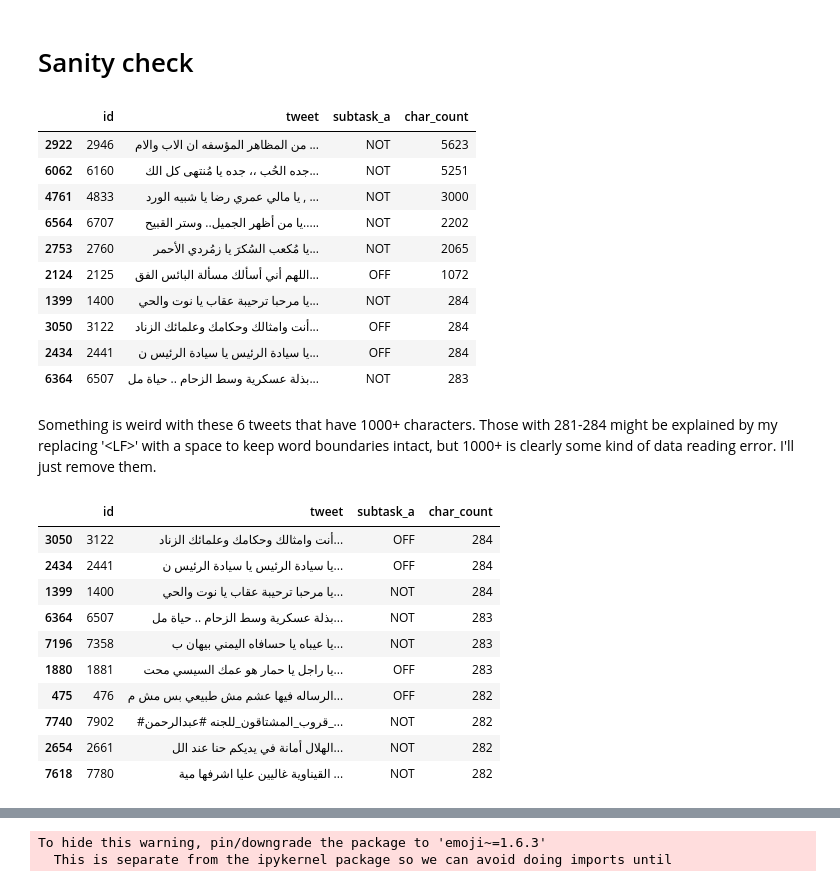
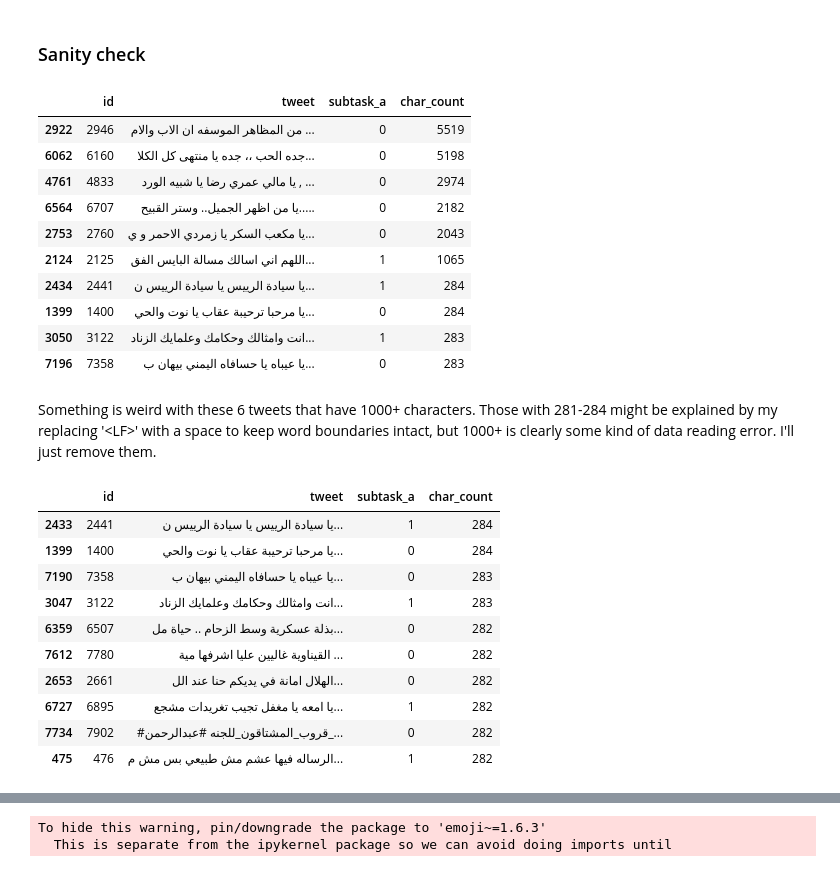
Before and after one commit to rfahrn/Shared_Task, a Jupyter notebook: Shared_Task.ipynb, the cells around one changed output, grey strips where cells are left out. Cells and saved outputs as stored; diff of their text form; code cells hidden in the pictures.

```diff
--- a/Shared_Task.ipynb
+++ b/Shared_Task.ipynb
@@ -87,44 +144,43 @@ To hide this warning, pin/downgrade the package to 'emoji~=1.6.3'
 # %% [markdown]
-# Sanity check
+### Sanity check
 # %%
 def count_chars(tweet):
     return len(tweet)
 
-train['char_count'] = train['tweet'].apply(count_chars)
-train_no_emoji['char_count'] = train_no_emoji['tweet'].apply(count_chars)
 
-train.sort_values(by='char_count', ascending=[0]).head(10)
+for df in dfs:
+    df['char_count'] = df['tweet'].apply(count_chars)
+
+train_no_emoji.sort_values(by='char_count', ascending=[0]).head(10)
 # %% [output]
 |  | id | tweet | subtask_a | char_count |
-| 2922 | 2946 | من المظاهر المؤسفه ان الاب والام ... | NOT | 5623 |
-| 6062 | 6160 | جده الحُب ،، جده يا مُنتهى كل الك... | NOT | 5251 |
-| 4761 | 4833 | يا مالي عمري رضا يا شبيه الورد , ... | NOT | 3000 |
-| 6564 | 6707 | يا من أظهر الجميل.. وستر القبيح..... | NOT | 2202 |
-| 2753 | 2760 | يا مُكعب السُكرَ يا زمُردي الأحمر... | NOT | 2065 |
-| 2124 | 2125 | اللهم أني أسألك مسألة البائس الفق... | OFF | 1072 |
-| 1399 | 1400 | يا مرحبا ترحيبة عقاب يا نوت والحي... | NOT | 284 |
-| 3050 | 3122 | أنت وامثالك وحكامك وعلمائك الزناد... | OFF | 284 |
-| 2434 | 2441 | يا سيادة الرئيس يا سيادة الرئيس ن... | OFF | 284 |
-| 6364 | 6507 | بذلة عسكرية وسط الزحام .. حياة مل... | NOT | 283 |
+| 2922 | 2946 | من المظاهر الموسفه ان الاب والام ... | 0 | 5519 |
+| 6062 | 6160 | جده الحب ،، جده يا منتهى كل الكلا... | 0 | 5198 |
+| 4761 | 4833 | يا مالي عمري رضا يا شبيه الورد , ... | 0 | 2974 |
+| 6564 | 6707 | يا من اظهر الجميل.. وستر القبيح..... | 0 | 2182 |
+| 2753 | 2760 | يا مكعب السكر يا زمردي الاحمر و ي... | 0 | 2043 |
+| 2124 | 2125 | اللهم اني اسالك مسالة البايس الفق... | 1 | 1065 |
+| 2434 | 2441 | يا سيادة الرييس يا سيادة الرييس ن... | 1 | 284 |
+| 1399 | 1400 | يا مرحبا ترحيبة عقاب يا نوت والحي... | 0 | 284 |
+| 3050 | 3122 | انت وامثالك وحكامك وعلمايك الزناد... | 1 | 283 |
+| 7196 | 7358 | يا عيباه يا حسافاه اليمني بيهان ب... | 0 | 283 |
 # %% [markdown]
 Something is weird with these 6 tweets that have 1000+ characters. Those with 281-284 might be explained by my replacing '\<LF\>' with a space to keep word boundaries intact, but 1000+ is clearly some kind of data reading error. I'll just remove them.
 # %%
-train.drop(train[train['char_count'] > 1000].index, inplace=True)
-train_no_emoji.drop(train_no_emoji[train_no_emoji['char_count'] > 1000].index, inplace=True)
-
-train.reset_index(drop=True, inplace=True)
-train_no_emoji.reset_index(drop=True, inplace=True)
+for df in dfs:
+    df.drop(df[df['char_count'] > 1000].index, inplace=True)
+    df.reset_index(drop=True, inplace=True)
 
 train.sort_values(by='char_count', ascending=[0]).head(10)
 # %% [output]
 |  | id | tweet | subtask_a | char_count |
-| 3050 | 3122 | أنت وامثالك وحكامك وعلمائك الزناد... | OFF | 284 |
-| 2434 | 2441 | يا سيادة الرئيس يا سيادة الرئيس ن... | OFF | 284 |
-| 1399 | 1400 | يا مرحبا ترحيبة عقاب يا نوت والحي... | NOT | 284 |
-| 6364 | 6507 | بذلة عسكرية وسط الزحام .. حياة مل... | NOT | 283 |
-| 7196 | 7358 | يا عيباه يا حسافاه اليمني بيهان ب... | NOT | 283 |
-| 1880 | 1881 | يا راجل يا حمار هو عمك السيسي محت... | OFF | 283 |
-| 475 | 476 | الرساله فيها عشم مش طبيعي بس مش م... | OFF | 282 |
-| 7740 | 7902 | #قروب_المشتاقون_للجنه #عبدالرحمن_... | NOT | 282 |
-| 2654 | 2661 | الهلال أمانة في يديكم حنا عند الل... | NOT | 282 |
-| 7618 | 7780 | القيناوية غاليين عليا اشرفها مية ... | NOT | 282 |
+| 2433 | 2441 | يا سيادة الرييس يا سيادة الرييس ن... | 1 | 284 |
+| 1399 | 1400 | يا مرحبا ترحيبة عقاب يا نوت والحي... | 0 | 284 |
+| 7190 | 7358 | يا عيباه يا حسافاه اليمني بيهان ب... | 0 | 283 |
+| 3047 | 3122 | انت وامثالك وحكامك وعلمايك الزناد... | 1 | 283 |
+| 6359 | 6507 | بذلة عسكرية وسط الزحام .. حياة مل... | 0 | 282 |
+| 7612 | 7780 | القيناوية غاليين عليا اشرفها مية ... | 0 | 282 |
+| 2653 | 2661 | الهلال امانة في يديكم حنا عند الل... | 0 | 282 |
+| 6727 | 6895 | يا امعه يا مغفل تجيب تغريدات مشجع... | 1 | 282 |
+| 7734 | 7902 | #قروب_المشتاقون_للجنه #عبدالرحمن_... | 0 | 282 |
+| 475 | 476 | الرساله فيها عشم مش طبيعي بس مش م... | 1 | 282 |
```
Also changed, not shown: parts of 21 cells of this notebook.
